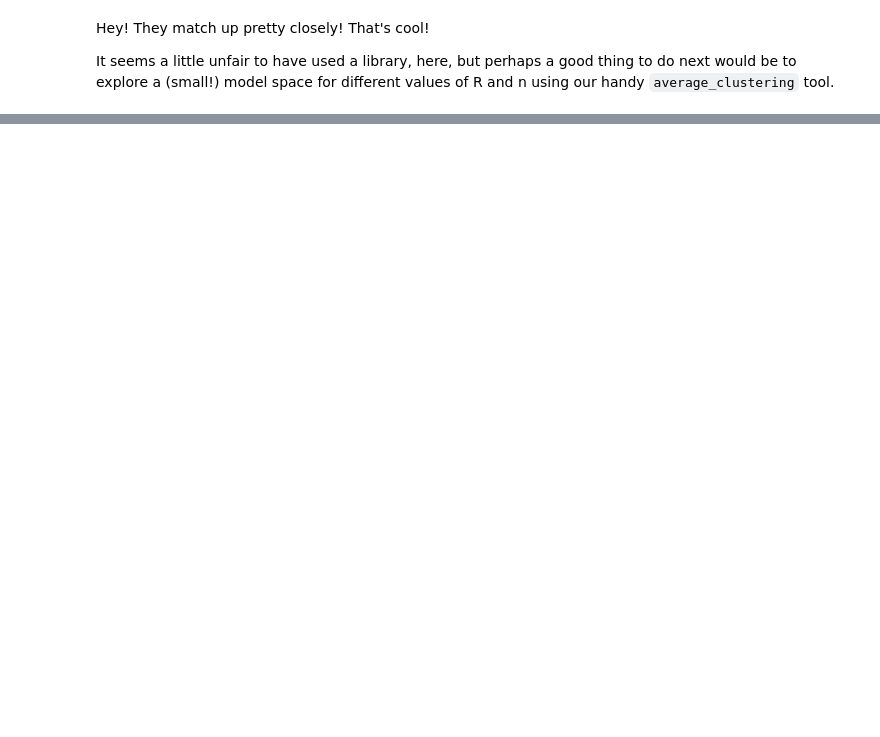
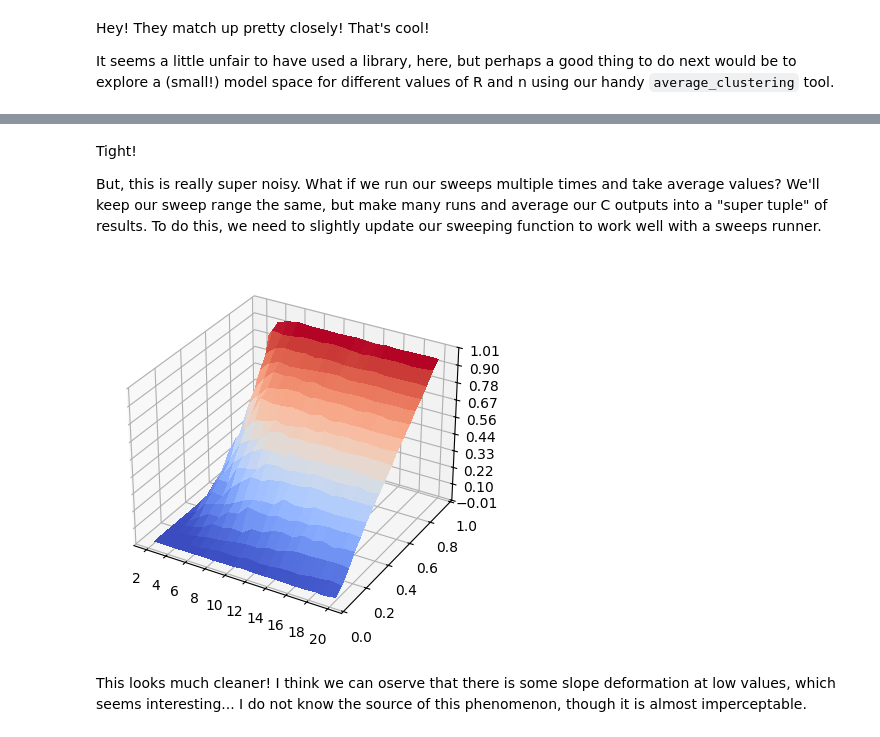
Before and after one commit to peterdresslar/Dresslar_CAS522, a Jupyter notebook: notebooks/Dresslar_CAS522_M2.ipynb, the cells around one changed output, grey strips where cells are left out. Cells and saved outputs as stored; diff of their text form; code cells hidden in the pictures; blank space fills up the shorter version.

```diff
--- a/notebooks/Dresslar_CAS522_M2.ipynb
+++ b/notebooks/Dresslar_CAS522_M2.ipynb
@@ -185,0 +231,49 @@ p: 1.05
+# %% [markdown]
+Tight!
+
+But, this is really super noisy. What if we run our sweeps multiple times and take average values? We'll keep our sweep range the same, but make many runs and average our C outputs into a "super tuple" of results. To do this, we need to slightly update our sweeping function to work well with a sweeps runner.
+# %%
+
+def C_point_tester(N, p):
+
+    A = ER_adj_matrix(N,p)
+    G = nx.from_numpy_array(np.array(A)) # so we can use networkx's average clustering coefficient
+    C = nx.average_clustering(G) # sampling may be faster
+
+    return C
+
+
+def run_Sweeper(runs, N_list, p_list):
+    """
+    Runs the sweep_C_runner function for a given number of runs, N_list, and p_list.
+    Returns a numpy array with values [N, p, [C]] containing the sweep outputs, for example:
+    10, 0.2, [0.0202, 0.0199, 0.0201, ...]
+    """
+    run_outputs = []
+    for N in N_list:
+        for p in p_list:
+            C_values = []
+            for _ in range(runs):
+                C_values.append(C_point_tester(N, p))
+            run_outputs.append((N, p, C_values))
+    return run_outputs
+
+# MAIN RUNNER
+# we can set any number of runs here, and the code below will set up the runs and give us summarized output into a plot.
+runs = 100
+
+N_list = np.arange(tight_N_min, tight_N_max + 1, tight_N_step)
+p_steps = int(round((p_max - p_min) / p_step)) # convert interval to steps
+p_list = np.round(np.linspace(p_min, p_max, p_steps), 2)
+
+run_output = run_Sweeper(runs, N_list, p_list) #    10, 0.2, [0.0202, 0.0199, 0.0201, ...]
+
+# now lets summarize the run output using a mean with a simple comprehension
+summarized_output = [(N, p, float(np.mean(C_values))) for (N, p, C_values) in run_output]
+
+# summarized_output should now be the format that our plot function expects
+plot_C_3D(N_list, p_list, summarized_output)
+# %% [output]
+[figure, added]
+# %% [markdown]
+This looks much cleaner! I think we can oserve that there is some slope deformation at low values, which seems interesting... I do not know the source of this phenomenon, though it is almost imperceptable.
```
Also changed, not shown: parts of 9 cells of this notebook.
